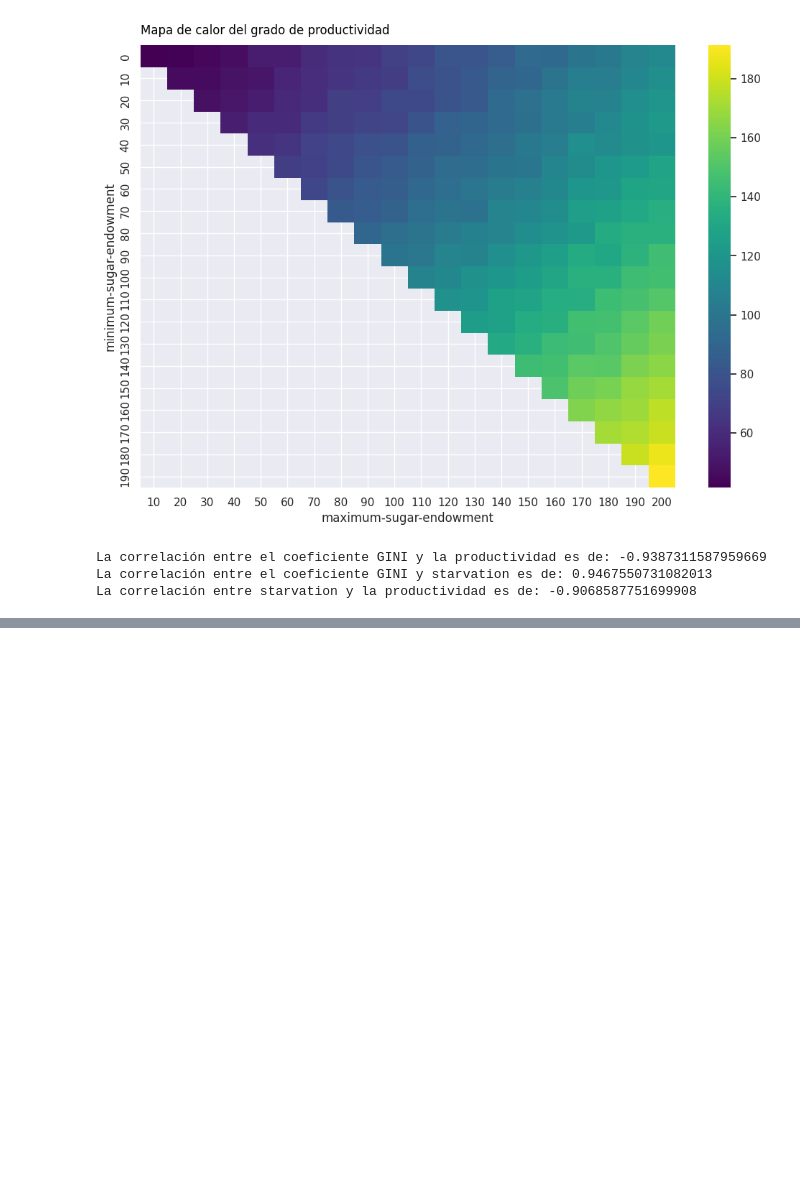
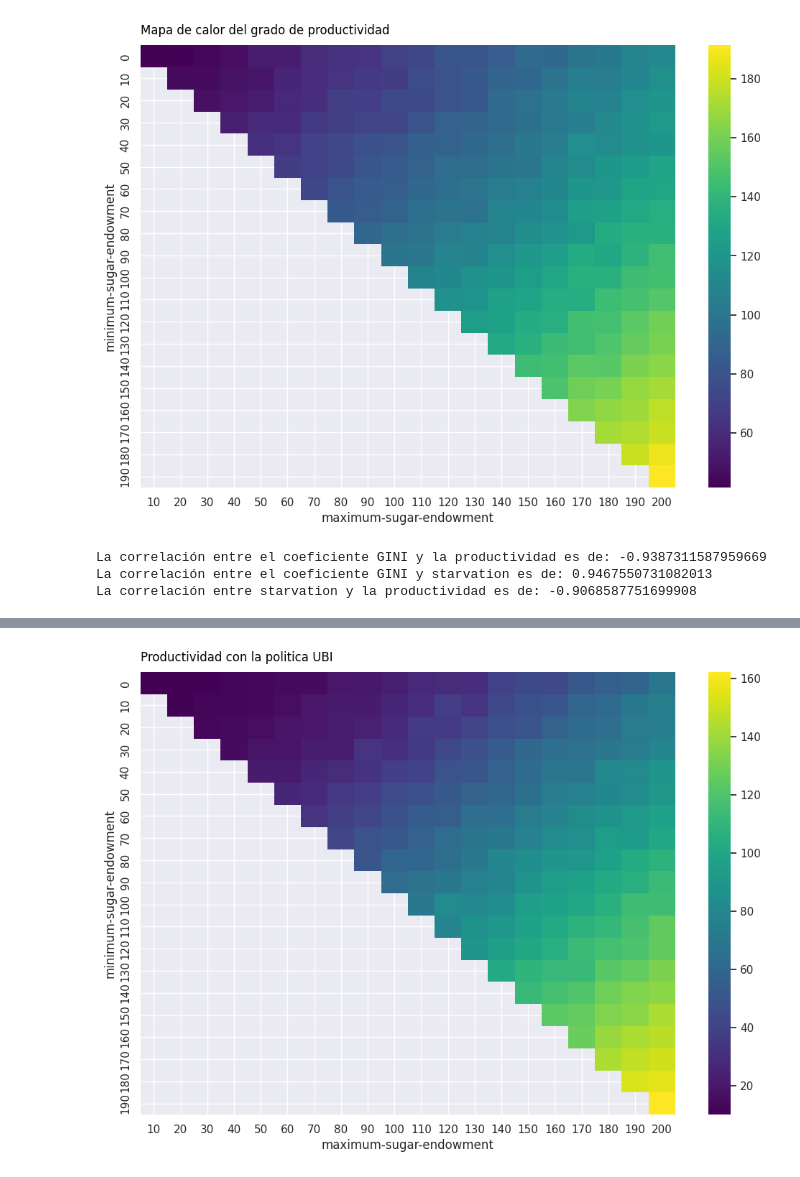
Before and after one commit to Aruroo/SugarScape, a Jupyter notebook: Analisis/AnalisisSugarScape.ipynb, the cells around one changed output, grey strips where cells are left out. Cells and saved outputs as stored; diff of their text form; code cells hidden in the pictures; blank space fills up the shorter version.

```diff
--- a/Analisis/AnalisisSugarScape.ipynb
+++ b/Analisis/AnalisisSugarScape.ipynb
@@ -84,0 +144,9 @@ La correlación entre starvation y la productividad es de: -0.9068587751699908
+# %%
+datos_aplanados = datos_ubi.pivot(index="minimum-sugar-endowment", columns="maximum-sugar-endowment", values="avg-productivity")
+plt.figure(figsize=(12, 8))
+sns.heatmap(datos_aplanados, cmap='viridis',annot=False)
+plt.text(0, -0.5, 'Productividad con la politica UBI', fontsize=12, color='black', ha='left')
+plt.savefig('figuras/Productividad-UBI.png',dpi=300, bbox_inches='tight')
+plt.show()
+# %% [output]
+[figure, added]
```
Also changed, not shown: parts of 9 cells of this notebook, 2 other files.
